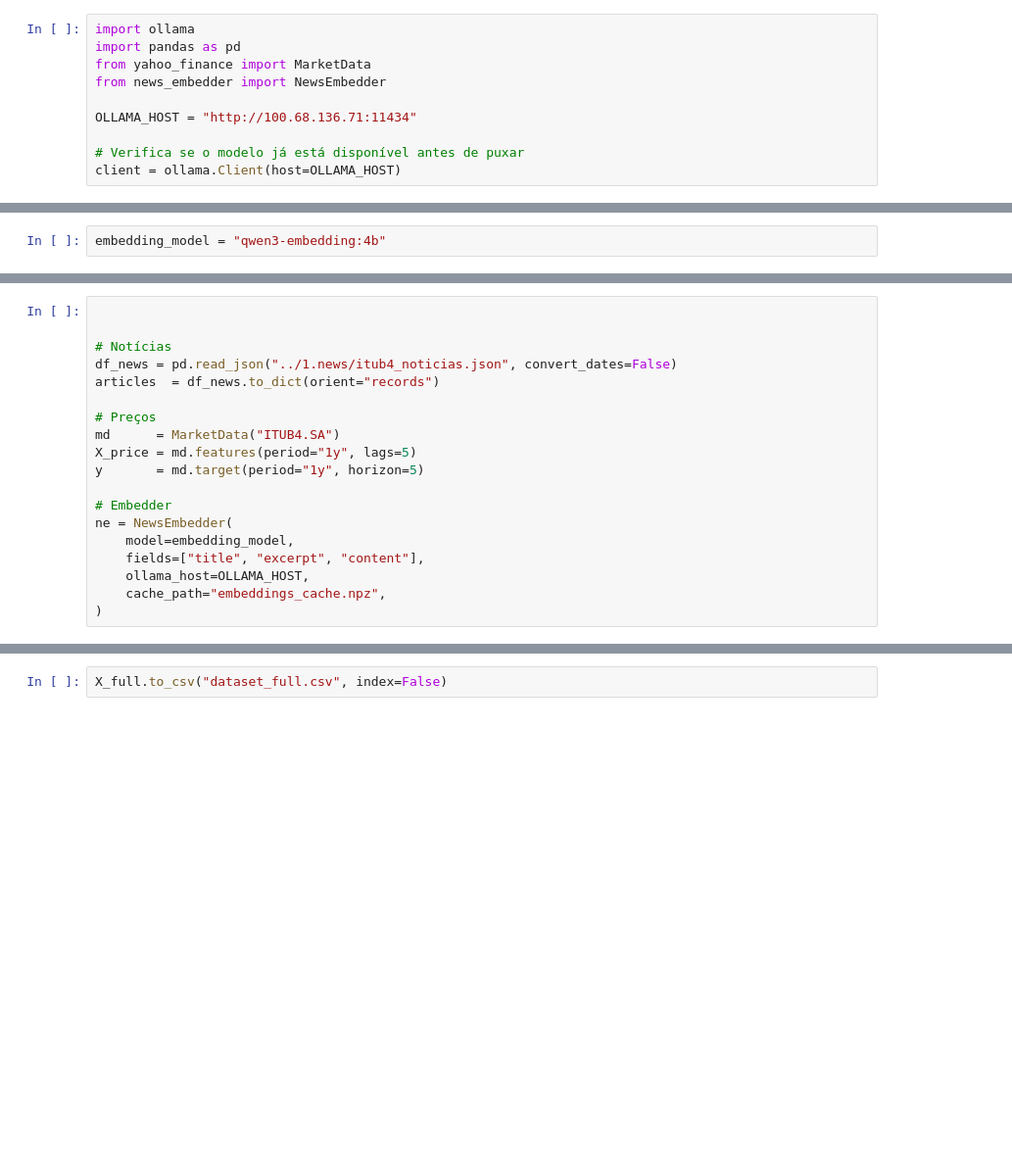
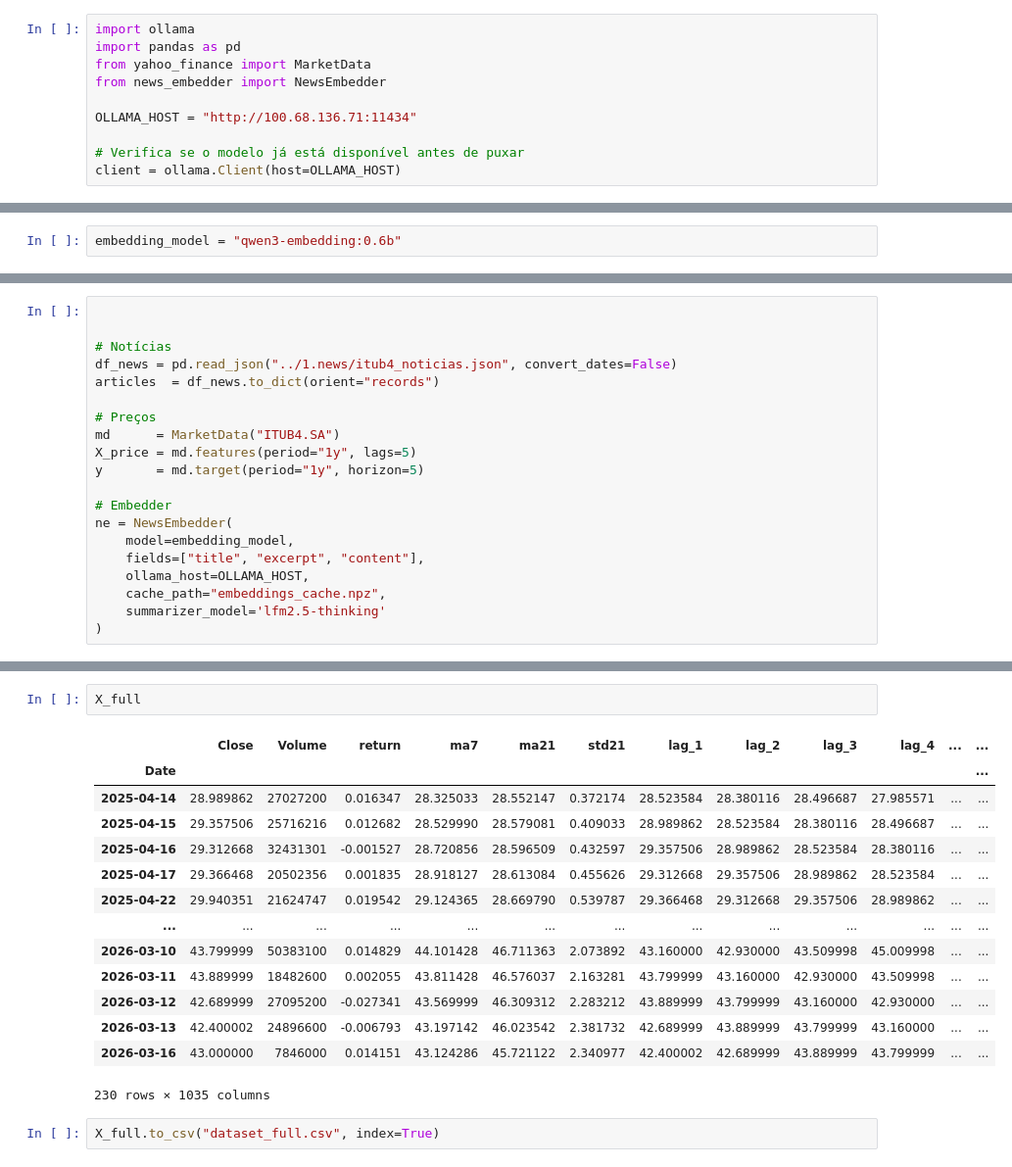
Before and after one commit to andretakeo/tcc-cdia-2026, a Jupyter notebook: 2.stocks/index.ipynb, the cells around one changed output, grey strips where cells are left out. Shown at 98% size. Saved outputs shown, nothing was run; the diff lists cells and outputs as text; blank space fills up the shorter version.

```diff
--- a/2.stocks/index.ipynb
+++ b/2.stocks/index.ipynb
@@ -21,7 +21,7 @@ client.list().models
  Model(model='qwen3-embedding:0.6b', modified_at=datetime.datetime(2026, 2, 3, 14, 4, 34, 109201, tzinfo=TzInfo(-10800)), digest='ac6da0dfba84a81fdbfbaf330198c33cd77c4cdfc53e8bc50eb581914a15621d', siz ...
  Model(model='gpt-oss:20b-cloud', modified_at=datetime.datetime(2026, 2, 3, 12, 25, 25, 707291, tzinfo=TzInfo(-10800)), digest='875e8e3a629ad3c2e66f1f1c461e3d140474212f44a34f4687ae1d927db41690', size= ...
 # %%
-embedding_model = "qwen3-embedding:4b"
+embedding_model = "qwen3-embedding:0.6b"
 # %%
 modelos = [m.model for m in client.list().models]
 if embedding_model not in modelos:
@@ -45,4 +47,5 @@ ne = NewsEmbedder(
     fields=["title", "excerpt", "content"],
     ollama_host=OLLAMA_HOST,
     cache_path="embeddings_cache.npz",
+    summarizer_model='lfm2.5-thinking'
 )
@@ -59,2 +97,19 @@ NameError: name 'ne' is not defined
+# %%
+X_full
+# %% [output]
+|  | Close | Volume | return | ma7 | ma21 | std21 | lag_1 | lag_2 | lag_3 | lag_4 | ... | ... |
+| Date |  |  |  |  |  |  |  |  |  |  |  | ... |
+| 2025-04-14 | 28.989862 | 27027200 | 0.016347 | 28.325033 | 28.552147 | 0.372174 | 28.523584 | 28.380116 | 28.496687 | 27.985571 | ... | ... |
+| 2025-04-15 | 29.357506 | 25716216 | 0.012682 | 28.529990 | 28.579081 | 0.409033 | 28.989862 | 28.523584 | 28.380116 | 28.496687 | ... | ... |
+| 2025-04-16 | 29.312668 | 32431301 | -0.001527 | 28.720856 | 28.596509 | 0.432597 | 29.357506 | 28.989862 | 28.523584 | 28.380116 | ... | ... |
+| 2025-04-17 | 29.366468 | 20502356 | 0.001835 | 28.918127 | 28.613084 | 0.455626 | 29.312668 | 29.357506 | 28.989862 | 28.523584 | ... | ... |
+| 2025-04-22 | 29.940351 | 21624747 | 0.019542 | 29.124365 | 28.669790 | 0.539787 | 29.366468 | 29.312668 | 29.357506 | 28.989862 | ... | ... |
+| ... | ... | ... | ... | ... | ... | ... | ... | ... | ... | ... | ... | ... |
+| 2026-03-10 | 43.799999 | 50383100 | 0.014829 | 44.101428 | 46.711363 | 2.073892 | 43.160000 | 42.930000 | 43.509998 | 45.009998 | ... | ... |
+| 2026-03-11 | 43.889999 | 18482600 | 0.002055 | 43.811428 | 46.576037 | 2.163281 | 43.799999 | 43.160000 | 42.930000 | 43.509998 | ... | ... |
+| 2026-03-12 | 42.689999 | 27095200 | -0.027341 | 43.569999 | 46.309312 | 2.283212 | 43.889999 | 43.799999 | 43.160000 | 42.930000 | ... | ... |
+| 2026-03-13 | 42.400002 | 24896600 | -0.006793 | 43.197142 | 46.023542 | 2.381732 | 42.689999 | 43.889999 | 43.799999 | 43.160000 | ... | ... |
+| 2026-03-16 | 43.000000 | 7846000 | 0.014151 | 43.124286 | 45.721122 | 2.340977 | 42.400002 | 42.689999 | 43.889999 | 43.799999 | ... | ... |
+230 rows × 1035 columns
 # %%
-X_full.to_csv("dataset_full.csv", index=False)
+X_full.to_csv("dataset_full.csv", index=True)
```
Also changed, not shown: parts of 5 cells of this notebook, 11 other files.
